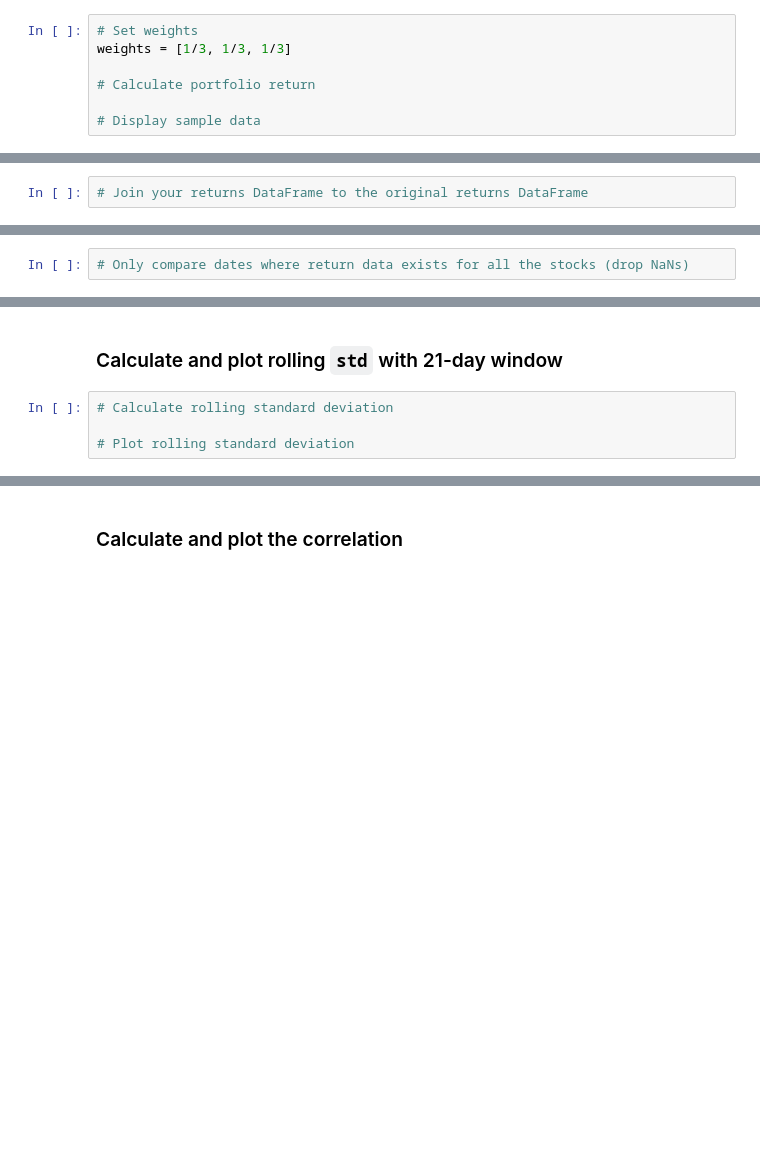
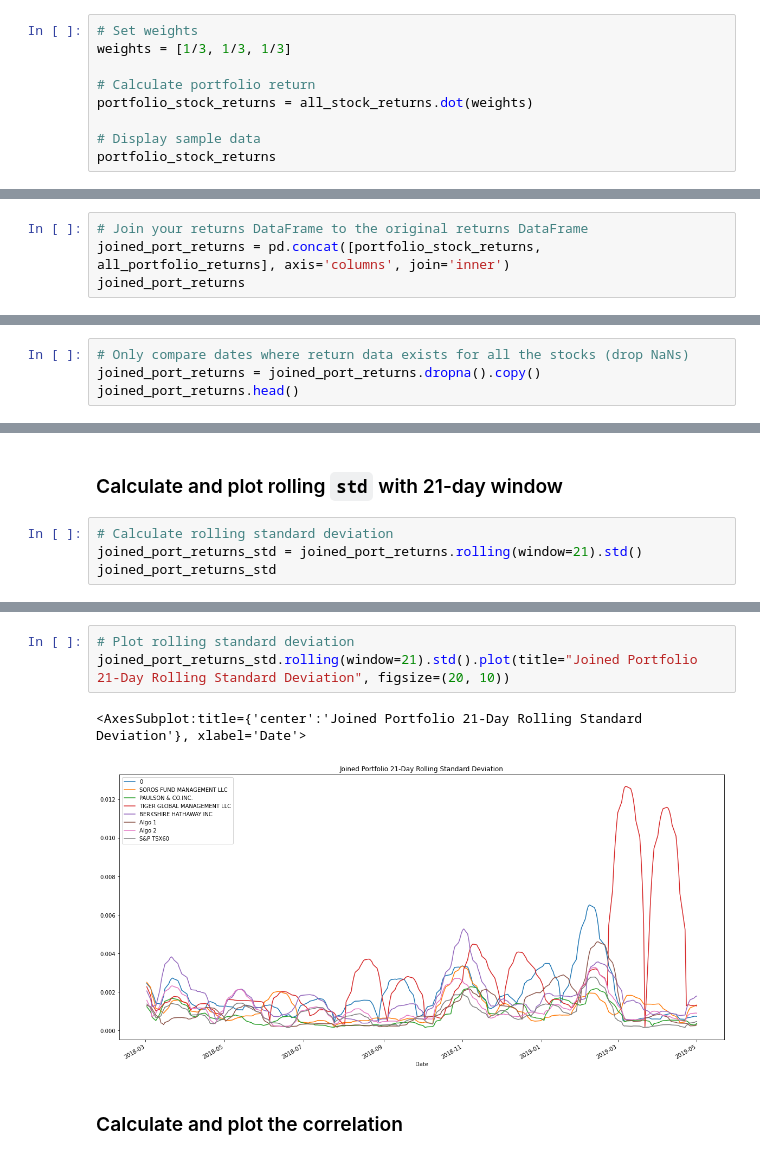
Before and after one commit to hammer888-tech/Homework-4, a Jupyter notebook: whale_analysis.ipynb, the cells around one changed output, grey strips where cells are left out. Saved outputs shown, nothing was run; the diff lists cells and outputs as text; blank space fills up the shorter version.

```diff
--- a/whale_analysis.ipynb
+++ b/whale_analysis.ipynb
@@ -491,5 +495,7 @@ all_stock_returns.head()
 weights = [1/3, 1/3, 1/3]
 
 # Calculate portfolio return
+portfolio_stock_returns = all_stock_returns.dot(weights)
 
 # Display sample data
+portfolio_stock_returns
@@ -497,3 +517,5 @@ weights = [1/3, 1/3, 1/3]
 ## Join your portfolio returns to the DataFrame that contains all of the portfolio returns
 # %%
 # Join your returns DataFrame to the original returns DataFrame
+joined_port_returns = pd.concat([portfolio_stock_returns, all_portfolio_returns], axis='columns', join='inner')
+joined_port_returns
@@ -500,2 +537,4 @@ weights = [1/3, 1/3, 1/3]
 # %%
 # Only compare dates where return data exists for all the stocks (drop NaNs)
+joined_port_returns = joined_port_returns.dropna().copy()
+joined_port_returns.head()
@@ -509,5 +569,5 @@ weights = [1/3, 1/3, 1/3]
 ### Calculate and plot rolling `std` with 21-day window
 # %%
 # Calculate rolling standard deviation
-
-# Plot rolling standard deviation
+joined_port_returns_std = joined_port_returns.rolling(window=21).std()
+joined_port_returns_std
@@ -514,3 +589,9 @@ weights = [1/3, 1/3, 1/3]
+# %%
+# Plot rolling standard deviation
+joined_port_returns_std.rolling(window=21).std().plot(title="Joined Portfolio 21-Day Rolling Standard Deviation", figsize=(20, 10))
+# %% [output]
+<AxesSubplot:title={'center':'Joined Portfolio 21-Day Rolling Standard Deviation'}, xlabel='Date'>
+[figure, added]
 # %% [markdown]
 ### Calculate and plot the correlation
 # %%
```
Also changed, not shown: parts of 14 cells of this notebook.
